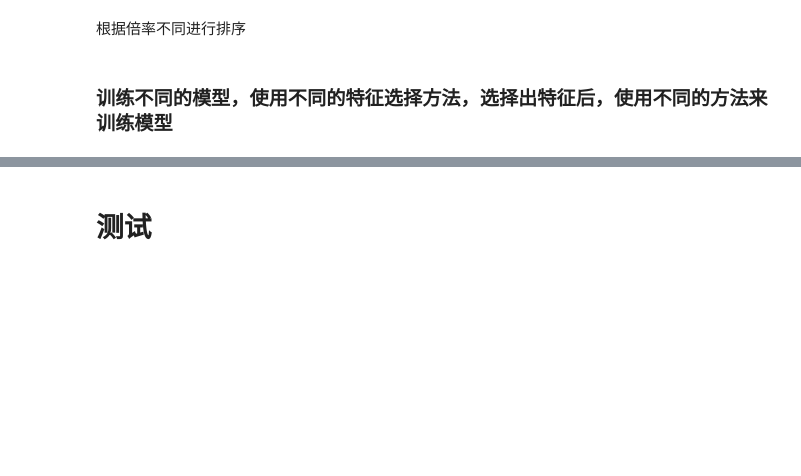
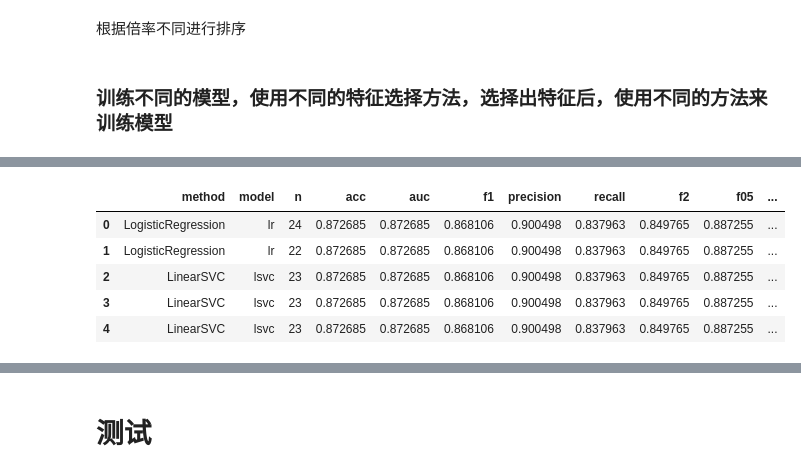
Before and after one commit to yeouyang326/digital-encoding-of-miRNA, a Jupyter notebook: 2StepSelect.ipynb, the cells around one changed output, grey strips where cells are left out. Drawn from its saved outputs; the diff is of its cells as text; code cells hidden in the pictures; blank space fills up the shorter version.

```diff
--- a/2StepSelect.ipynb
+++ b/2StepSelect.ipynb
@@ -754,6 +841,15 @@ evaluate_classifier(en, 'ElasticNet', 'en', X_train, y_train, X_test, y_test, en
 # %%
+# 重新排序
+sort_columns = ['found_coef','f2', 'auc',  'balanced','n', 'delta']
+sort_order = [False,False, False, False,True, True]
+
+# Sort the DataFrame
+results_sorted = final_results.sort_values(by=sort_columns, ascending=sort_order).reset_index(drop=True).copy()
+results_sorted_view = results_sorted.head(5).copy().drop(['coef','gene_id','intercept','multiple_times'], axis=1)
+# results_sorted_view
+
 # 复制 'final_results' 到 'final_results_unique'
-final_results_unique = final_results.copy()
+final_results_unique = results_sorted.copy()
 
 # 将 'coef_rounded' 和 'gene_id' 列转化为字符串
 final_results_unique['coef_rounded'] = final_results_unique['coef_rounded'].astype('str')
@@ -763,4 +859,3 @@ final_results_unique['gene_id'] = final_results_unique['gene_id'].astype('str')
 final_results_unique.drop_duplicates(subset=['coef_rounded', 'gene_id'], keep='first', inplace=True)
 final_results_unique['coef_rounded'] = final_results_unique['coef_rounded'].apply(ast.literal_eval)
 final_results_unique['gene_id'] = final_results_unique['gene_id'].apply(ast.literal_eval)
-final_results_unique
@@ -779,6 +862,6 @@ results_sorted_view
 # %%
 # reproduce
-results_sorted_found_coef = results_sorted[results_sorted['found_coef'] == True].reset_index(drop=True).copy()
+results_sorted_found_coef = final_results_unique[results_sorted['found_coef'] == True].reset_index(drop=True).copy()
 reperduce = []
 for i in range(len(results_sorted_found_coef)):
     gene_ids = results_sorted_found_coef['gene_id'][i]
@@ -846,30 +929,37 @@ for i in range(len(results_sorted_found_coef)):
     else:
         # handle SVC
         for j in range(len(X_test_selected)):
             score = np.dot(X_test_selected.iloc[j], coef) / times + intercept
             prediction = 1 if score > 0.5 else 0
             scores.append(score)
             predictions.append(prediction)
 
     # calculate evaluation metrics
     acc = accuracy_score(y_test_selected, predictions)
     auc = roc_auc_score(y_test_selected, scores)
     f1 = f1_score(y_test_selected, predictions)
     precision = precision_score(y_test_selected, predictions)
     recall = recall_score(y_test_selected, predictions)
 
     # 能复现
     can_reproduce = True
 
     # if not acc == results_sorted_found_coef['acc'][i]:
     #     can_reproduce = False
     #     # print results
     #     print('Model:', model_name, 'n:', results_sorted_found_coef['n'][i],'acc:', acc, 'auc:', auc, 'f1:', f1, 'precision:', precision, 'recall:', recall)
     #     print(acc)
     #     print(results_sorted_found_coef['acc'][i])
 
     reperduce.append(can_reproduce)
 
 results_sorted_found_coef['reproduce'] = reperduce
 results_sorted_found_coef_view = results_sorted_found_coef[results_sorted_found_coef['reproduce'] == True].copy().drop(['coef','gene_id','intercept','multiple_times'], axis=1)
 results_sorted_found_coef_view.head(5)
+# %% [output]
+|  | method | model | n | acc | auc | f1 | precision | recall | f2 | f05 | ... |
+| 0 | LogisticRegression | lr | 24 | 0.872685 | 0.872685 | 0.868106 | 0.900498 | 0.837963 | 0.849765 | 0.887255 | ... |
+| 1 | LogisticRegression | lr | 22 | 0.872685 | 0.872685 | 0.868106 | 0.900498 | 0.837963 | 0.849765 | 0.887255 | ... |
+| 2 | LinearSVC | lsvc | 23 | 0.872685 | 0.872685 | 0.868106 | 0.900498 | 0.837963 | 0.849765 | 0.887255 | ... |
+| 3 | LinearSVC | lsvc | 23 | 0.872685 | 0.872685 | 0.868106 | 0.900498 | 0.837963 | 0.849765 | 0.887255 | ... |
+| 4 | LinearSVC | lsvc | 23 | 0.872685 | 0.872685 | 0.868106 | 0.900498 | 0.837963 | 0.849765 | 0.887255 | ... |
```
Also changed, not shown: parts of 18 cells of this notebook.
